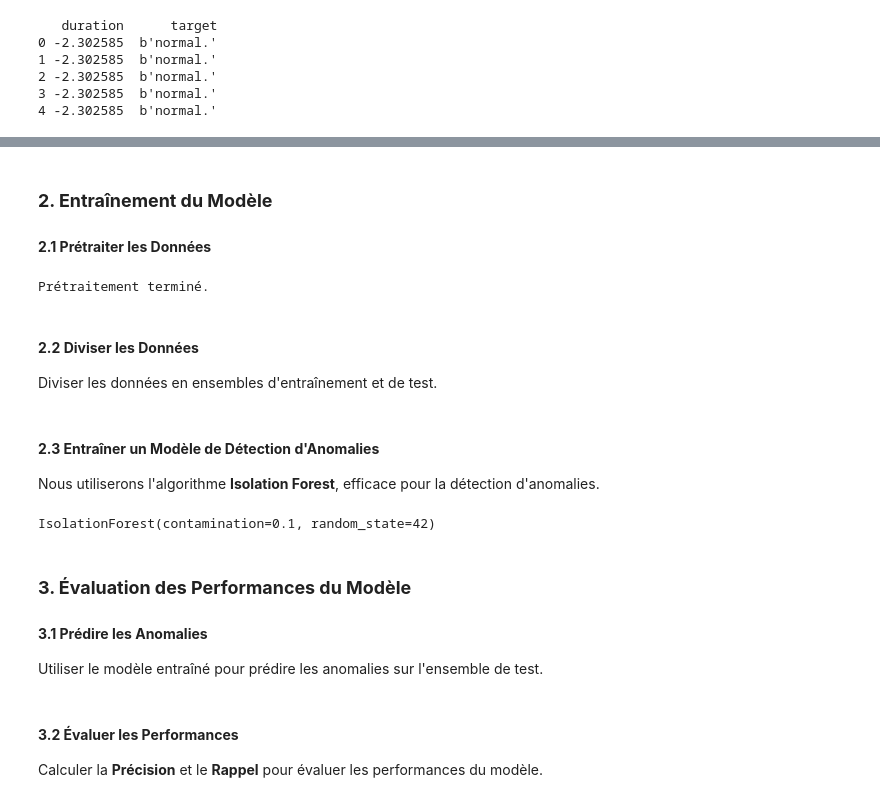
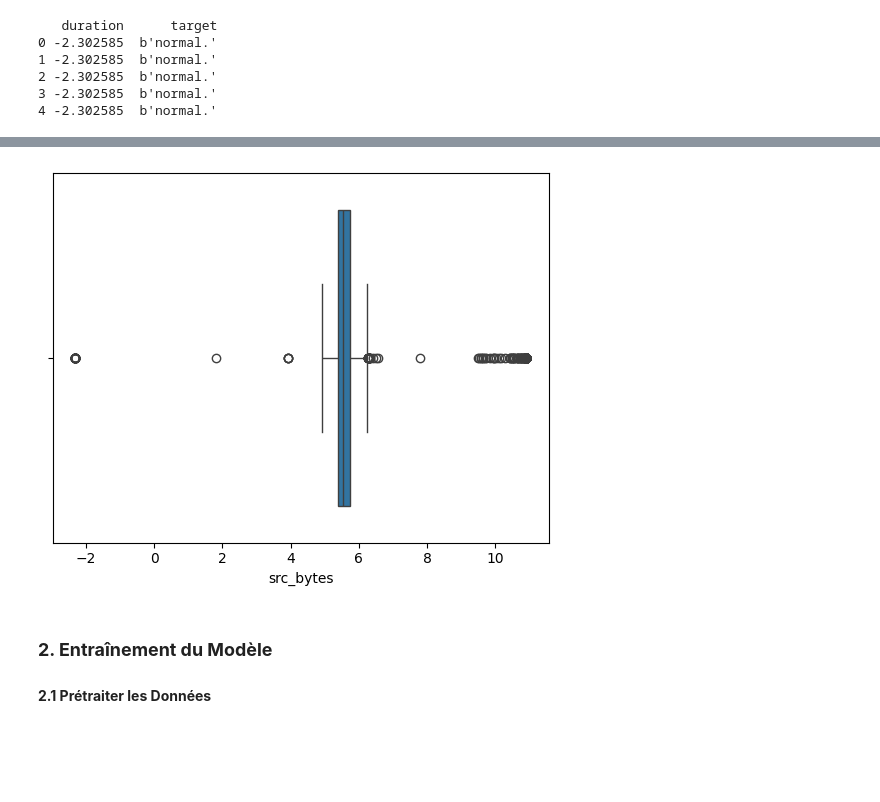
Before and after one commit to bms-awadi/IaPM_WcS, a Jupyter notebook: Quetes/week7/anomaly_detection.ipynb, the cells around one changed output, grey strips where cells are left out. Drawn from its saved outputs; the diff is of its cells as text; code cells hidden in the pictures; blank space fills up the shorter version.

```diff
--- a/Quetes/week7/anomaly_detection.ipynb
+++ b/Quetes/week7/anomaly_detection.ipynb
@@ -95,26 +107,9 @@ Passing `palette` without assigning `hue` is deprecated and will be removed in v
+# %%
+sns.boxplot(x=df['src_bytes'])
+plt.show()
+# %% [output]
+[figure, added]
 # %% [markdown]
 ### **2. Entraînement du Modèle**
 
 #### **2.1 Prétraiter les Données**
-# %%
-from sklearn.preprocessing import StandardScaler
-from sklearn.compose import ColumnTransformer
-
-# Identifier les colonnes numériques
-numerical_cols = ['duration', 'src_bytes', 'dst_bytes']
-
-# Pipeline de prétraitement
-preprocessor = ColumnTransformer(
-    transformers=[
-        ('num', StandardScaler(), numerical_cols)
-    ])
-
-# Appliquer le prétraitement
-X_processed = preprocessor.fit_transform(df.drop('target', axis=1))
-
-print("Prétraitement terminé.")
-# %% [output]
-Prétraitement terminé.
-# %% [markdown]
-#### **2.2 Diviser les Données**
-Diviser les données en ensembles d'entraînement et de test.
@@ -129,16 +115,0 @@ X_train, X_test, y_train, y_test = train_test_split(X_processed, y_binary, test_
-# %% [markdown]
-#### **2.3 Entraîner un Modèle de Détection d'Anomalies**
-Nous utiliserons l'algorithme **Isolation Forest**, efficace pour la détection d'anomalies.
-# %%
-from sklearn.ensemble import IsolationForest
-
-# Entraîner le modèle
-model = IsolationForest(contamination=0.1, random_state=42)  # contamination est la proportion attendue d'anomalies
-model.fit(X_train)
-# %% [output]
-IsolationForest(contamination=0.1, random_state=42)
-# %% [markdown]
-### **3. Évaluation des Performances du Modèle**
-
-#### **3.1 Prédire les Anomalies**
-Utiliser le modèle entraîné pour prédire les anomalies sur l'ensemble de test.
@@ -151,3 +115,0 @@ y_pred_binary = (y_pred == -1).astype(int)
-# %% [markdown]
-#### **3.2 Évaluer les Performances**
-Calculer la **Précision** et le **Rappel** pour évaluer les performances du modèle.
```
Also changed, not shown: parts of 16 cells of this notebook.
